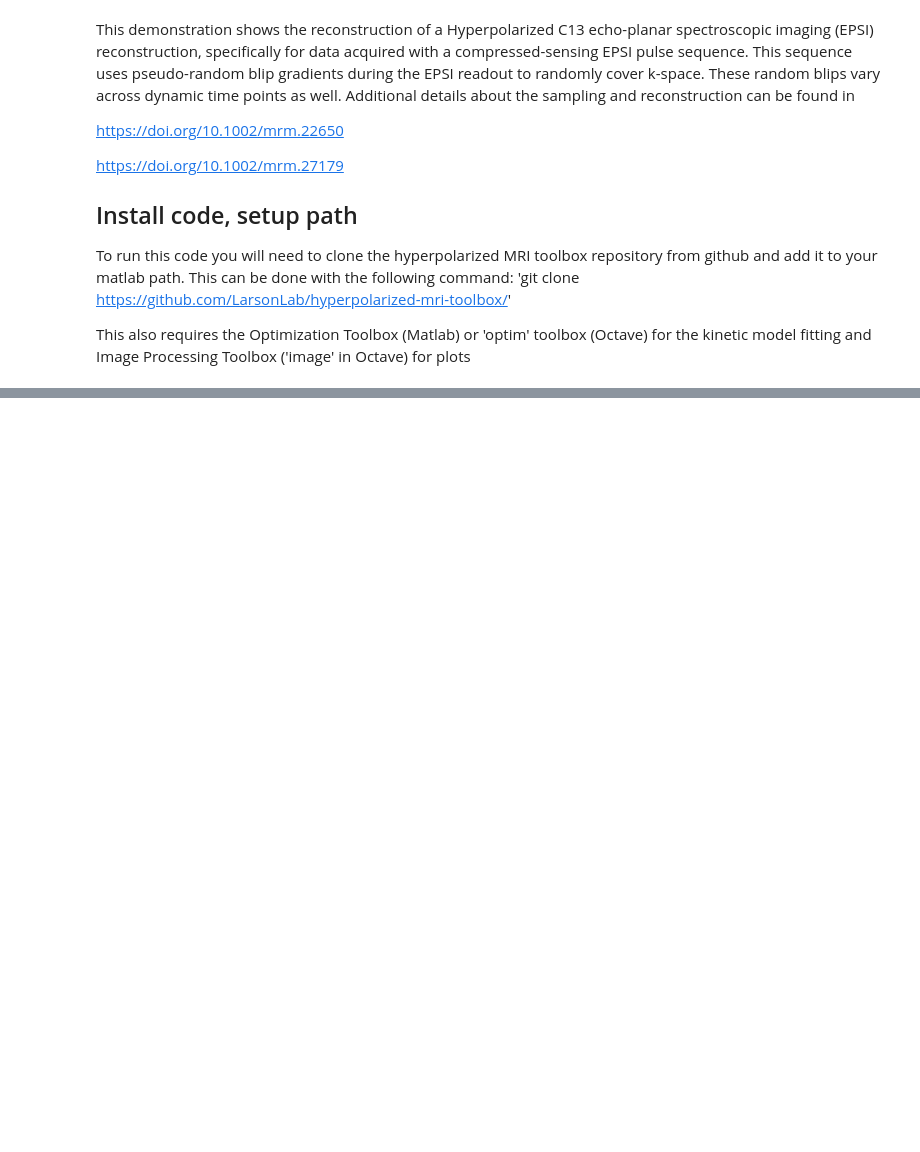
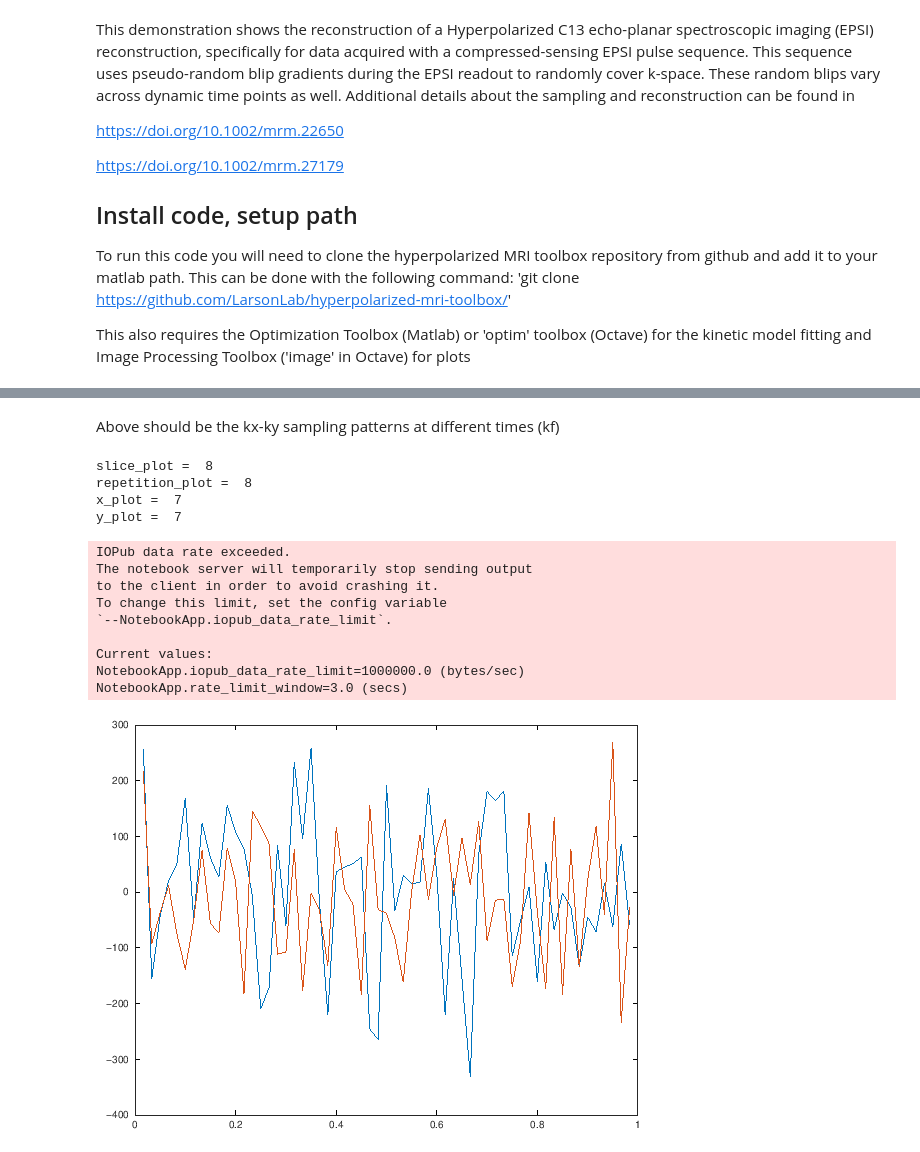
Before and after one commit to LarsonLab/hyperpolarized-mri-toolbox, a Jupyter notebook: recon/EPSI demo/EPSI Reconstruction Demo.ipynb, the cells around one changed output, grey strips where cells are left out. Drawn from its saved outputs; the diff is of its cells as text; code cells hidden in the pictures; blank space fills up the shorter version.

```diff
--- a/recon/EPSI demo/EPSI Reconstruction Demo.ipynb
+++ b/recon/EPSI demo/EPSI Reconstruction Demo.ipynb
@@ -46,0 +102,25 @@ error: called from
+# %% [markdown]
+Above should be the kx-ky sampling patterns at different times (kf)
+# %%
+slice_plot = 8
+repetition_plot = 8
+x_plot = 7
+y_plot = 7
+
+spectra_plot_zerofilled = ifftn(data_all(:,:,:,:,repetition_plot))
+cplot(spectra_plot_zerofilled(:,x_plot,y_plot,slice_plot))
+# %% [output]
+slice_plot =  8
+repetition_plot =  8
+x_plot =  7
+y_plot =  7
+IOPub data rate exceeded.
+The notebook server will temporarily stop sending output
+to the client in order to avoid crashing it.
+To change this limit, set the config variable
+`--NotebookApp.iopub_data_rate_limit`.
+
+Current values:
+NotebookApp.iopub_data_rate_limit=1000000.0 (bytes/sec)
+NotebookApp.rate_limit_window=3.0 (secs)
+[figure, added]
```
Also changed, not shown: parts of 10 cells of this notebook, 2 other files.
